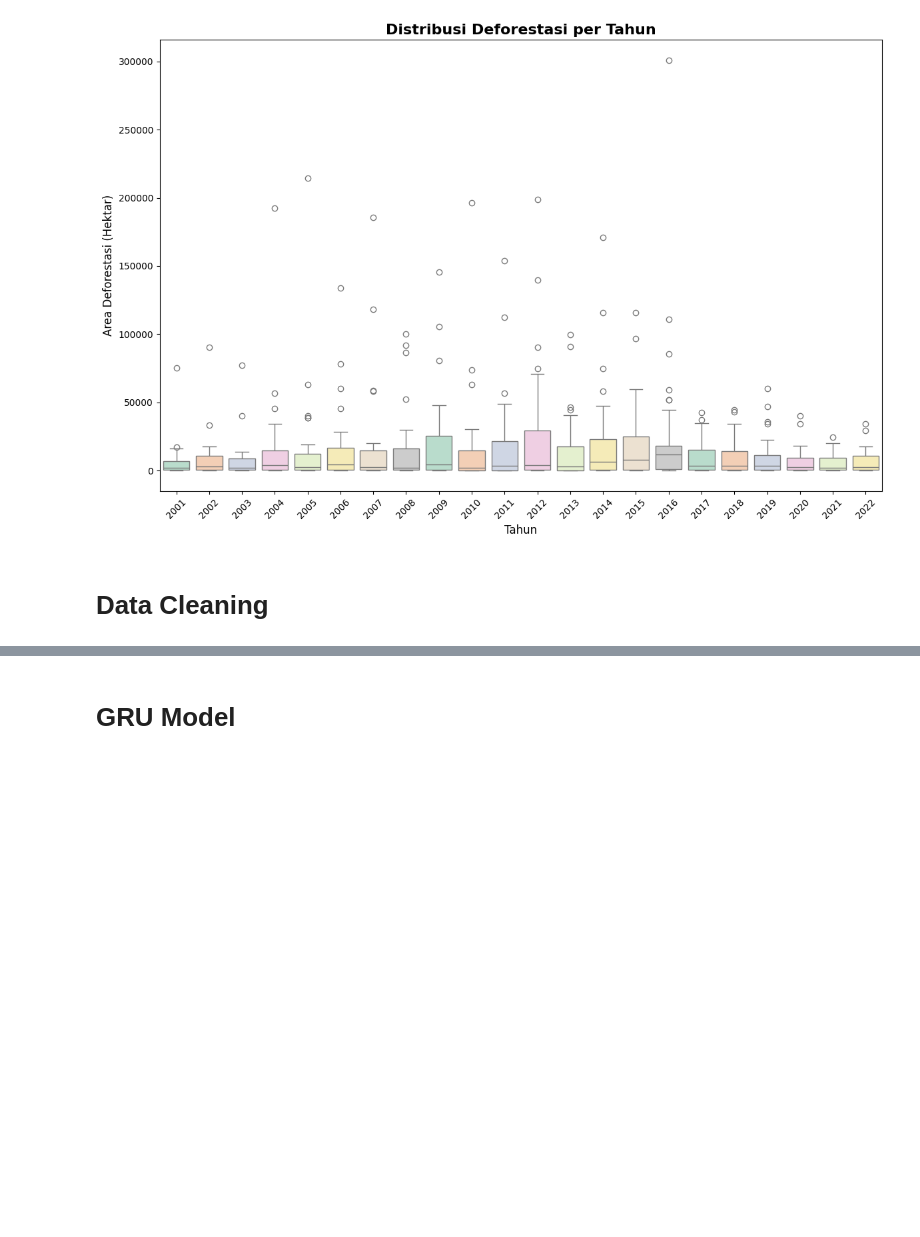
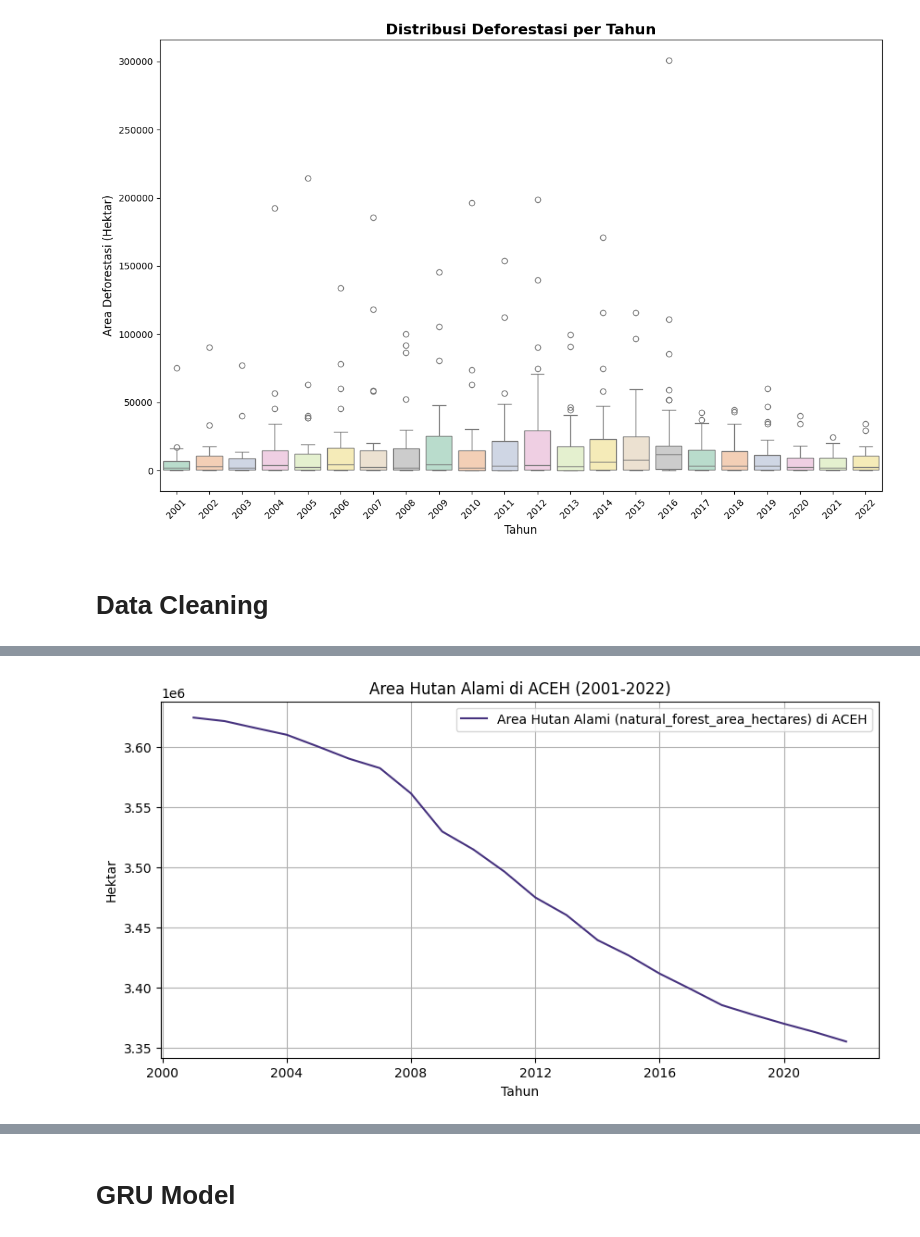
Before and after one commit to bintangfikrif/Unnamed-Final_Project, a Jupyter notebook: notebooks/main.ipynb, the cells around one changed output, grey strips where cells are left out. Cells and saved outputs as stored; diff of their text form; code cells hidden in the pictures; blank space fills up the shorter version.

```diff
--- a/notebooks/main.ipynb
+++ b/notebooks/main.ipynb
@@ -300,0 +506,94 @@ First 5 rows of merged data:
+# %%
+# Visualisasi Variabel Target
+plt.figure(figsize=(10, 5))
+plt.plot(y, label=f'Area Hutan Alami ({target_variable}) di {nama_wilayah}')
+plt.title(f'Area Hutan Alami di {nama_wilayah} (2001-2022)')
+plt.xlabel('Tahun')
+plt.ylabel('Hektar')
+plt.legend()
+plt.grid(True)
+plt.show()
+
+# Visualisasi Variabel Eksogen
+plt.figure(figsize=(10, 5))
+plt.plot(X[exog_variable], label=f'Deforestasi ({exog_variable}) di {nama_wilayah}', color='red')
+plt.title(f'Deforestasi di {nama_wilayah} (2001-2022)')
+plt.xlabel('Tahun')
+plt.ylabel('Hektar')
+plt.legend()
+plt.grid(True)
+plt.show()
+
+# Plot ACF dan PACF untuk Variabel Target (Original)
+print(f"\nPlot ACF dan PACF untuk '{target_variable}' di {nama_wilayah} (Original):")
+fig, axes = plt.subplots(1, 2, figsize=(16, 5))
+plot_acf(y, ax=axes[0], lags=min(10, len(y)//2 - 1))
+plot_pacf(y, ax=axes[1], lags=min(10, len(y)//2 - 1))
+axes[0].set_title('Autocorrelation Function (ACF)')
+axes[1].set_title('Partial Autocorrelation Function (PACF)')
+plt.show()
+
+# Uji Stasioneritas dengan Augmented Dickey-Fuller Test
+print(f"\nHasil Uji ADF untuk '{target_variable}' di {nama_wilayah} (Original):")
+adf_result = adfuller(y)
+print(f'\nADF Statistic: {adf_result[0]}')
+print(f'p-value: {adf_result[1]}')
+print('Critical Values:')
+for key, value in adf_result[4].items():
+    print(f'\t{key}: {value}')
+
+d = 0
+y_differenced = y.copy()
+
+if adf_result[1] > 0.05:
+    print(f"P-value ({adf_result[1]:.4f}) > 0.05, data '{target_variable}' kemungkinan tidak stasioner.")
+    print("Melakukan differencing...")
+
+    y_differenced = y.diff().dropna()
+    d = 1
+
+    print(f"Plot ACF dan PACF untuk '{target_variable}' (Setelah 1st Differencing):")
+    fig, axes = plt.subplots(1, 2, figsize=(16, 5))
+    plot_acf(y_differenced, ax=axes[0], lags=min(10, len(y_differenced)//2 - 1))
+    plot_pacf(y_differenced, ax=axes[1], lags=min(10, len(y_differenced)//2 - 1))
+    axes[0].set_title('ACF (1st Differencing)')
+    axes[1].set_title('PACF (1st Differencing)')
+    plt.show()
+
+    print(f"Hasil Uji ADF untuk '{target_variable}' (Setelah 1st Differencing):")
+    adf_result_diff = adfuller(y_differenced)
+    print(f'ADF Statistic: {adf_result_diff[0]}')
+    print(f'p-value: {adf_result_diff[1]}')
+
+    if adf_result_diff[1] > 0.05:
+        print(f"P-value ({adf_result_diff[1]:.4f}) > 0.05, data masih belum stasioner setelah 1st differencing.")
+        print("Mencoba 2nd differencing (jarang diperlukan, hati-hati over-differencing)...")
+
+        y_differenced = y.diff().diff().dropna()
+        d = 2
+
+        print(f"Plot ACF dan PACF untuk '{target_variable}' (Setelah 2nd Differencing):")
+        fig, axes = plt.subplots(1, 2, figsize=(16, 5))
+        plot_acf(y_differenced, ax=axes[0], lags=min(10, len(y_differenced)//2 - 1))
+        plot_pacf(y_differenced, ax=axes[1], lags=min(10, len(y_differenced)//2 - 1))
+        axes[0].set_title('ACF (2nd Differencing)')
+        axes[1].set_title('PACF (2nd Differencing)')
+        plt.show()
+
+        adf_result_diff2 = adfuller(y_differenced)
+        print(f"Hasil Uji ADF untuk '{target_variable}' (Setelah 2nd Differencing):")
+        print(f'ADF Statistic: {adf_result_diff2[0]}')
+        print(f'p-value: {adf_result_diff2[1]}')
+
+        if adf_result_diff2[1] <= 0.05:
+            print(f"Data menjadi stasioner setelah 2nd differencing (d={d}).")
+        else:
+            print(f"Data mungkin masih belum stasioner setelah 2nd differencing atau memerlukan pendekatan lain.")
+    else:
+        print(f"Data menjadi stasioner setelah 1st differencing (d={d}).")
+else:
+    print(f"P-value ({adf_result[1]:.4f}) <= 0.05, data '{target_variable}' kemungkinan sudah stasioner (d={d}).")
+
+print(f"Orde differencing (d) yang akan digunakan: {d}")
+# %% [output]
+[figure, added]
```
Also changed, not shown: parts of 33 cells of this notebook.
